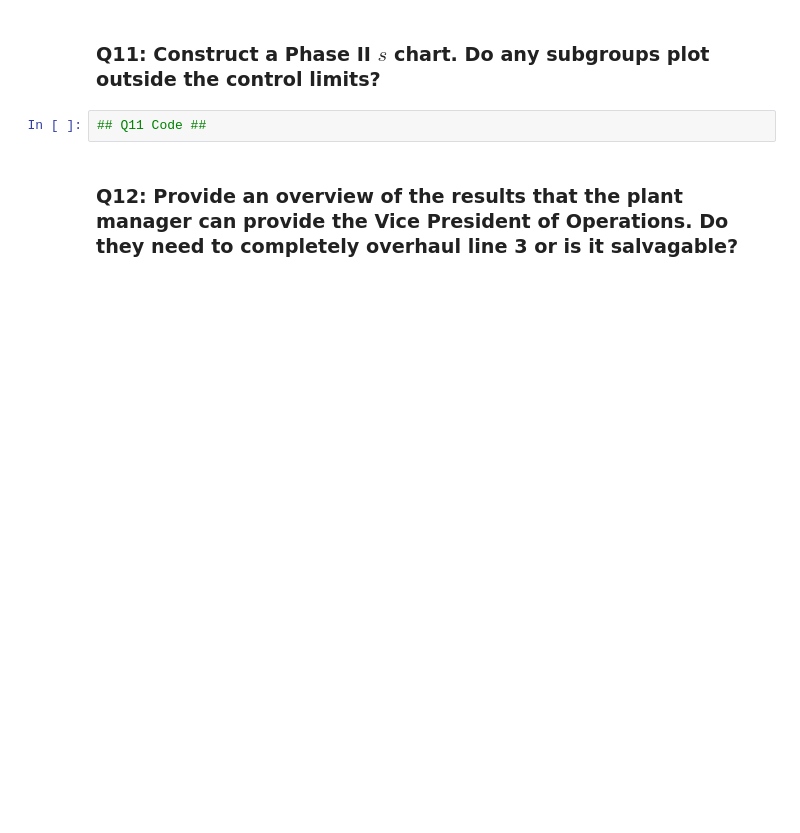
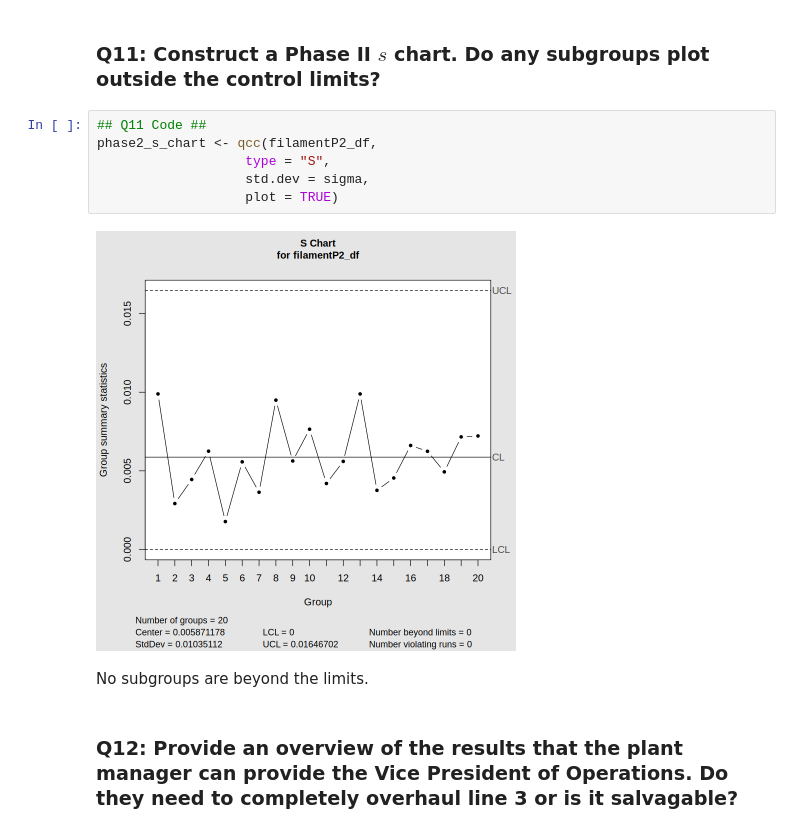
Before and after one commit to tchoud227/STAT-7110-Quality-Control, a Jupyter notebook: Assignments/HW1/STAT-7110-HW1.ipynb, the cells around one changed output. Saved outputs shown, nothing was run; the diff lists cells and outputs as text; blank space fills up the shorter version.

```diff
--- a/Assignments/HW1/STAT-7110-HW1.ipynb
+++ b/Assignments/HW1/STAT-7110-HW1.ipynb
@@ -267,5 +294,13 @@ print(cpm)
 ### Q11: Construct a Phase II $s$ chart. Do any subgroups plot outside the control limits?
 # %%
 ## Q11 Code ##
+phase2_s_chart <- qcc(filamentP2_df,
+                   type = "S",
+                   std.dev = sigma,
+                   plot = TRUE)
+# %% [output]
+[figure, added]
+# %% [markdown]
+No subgroups are beyond the limits.
 # %% [markdown]
 ### Q12: Provide an overview of the results that the plant manager can provide the Vice President of Operations. Do they need to completely overhaul line 3 or is it salvagable?
```
Also changed, not shown: parts of 6 cells of this notebook.
